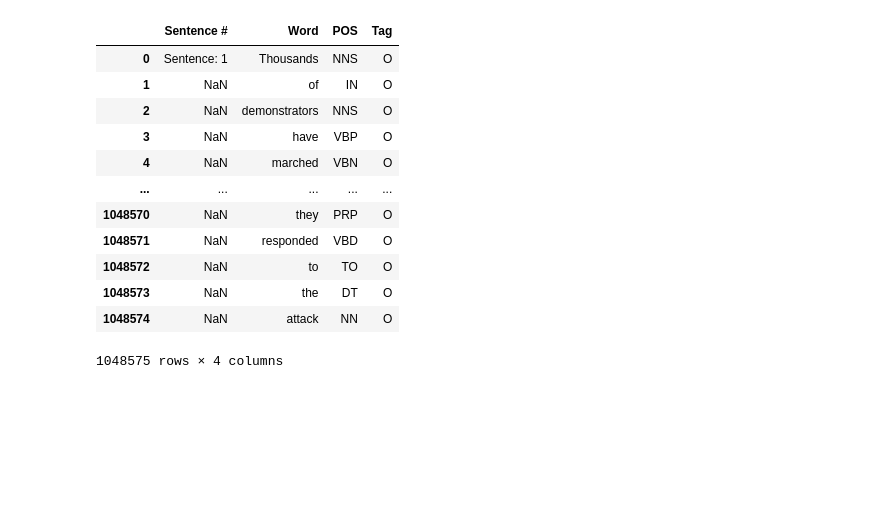
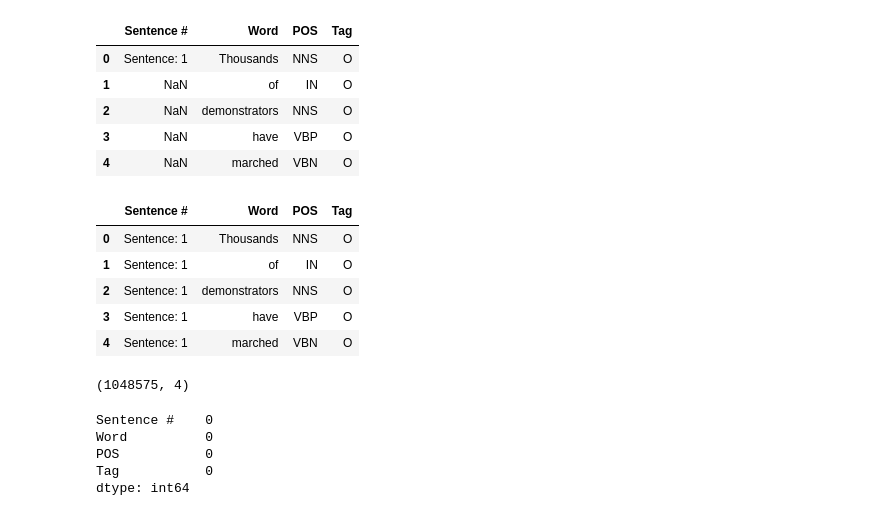
Before and after one commit to master-abhinav/NER_Project, a Jupyter notebook: NER_CS.ipynb, the cells around one changed output. Drawn from its saved outputs; the diff is of its cells as text; code cells hidden in the pictures; blank space fills up the shorter version.

Commit message:
add file data

```diff
--- a/NER_CS.ipynb
+++ b/NER_CS.ipynb
@@ -40,20 +9,51 @@ df
-# %%
-import pandas as pd
-
-# Specify the encoding when reading the CSV file
-df = pd.read_csv('D:/NER_Project/ner_dataset.csv', encoding='iso-8859-1')
-df
-# %% [output]
-|  | Sentence # | Word | POS | Tag |
-| 0 | Sentence: 1 | Thousands | NNS | O |
-| 1 | NaN | of | IN | O |
-| 2 | NaN | demonstrators | NNS | O |
-| 3 | NaN | have | VBP | O |
-| 4 | NaN | marched | VBN | O |
-| ... | ... | ... | ... | ... |
-| 1048570 | NaN | they | PRP | O |
-| 1048571 | NaN | responded | VBD | O |
-| 1048572 | NaN | to | TO | O |
-| 1048573 | NaN | the | DT | O |
-| 1048574 | NaN | attack | NN | O |
-1048575 rows × 4 columns
+# %%
+# =============================================================================
+# Import Libraries
+# =============================================================================
+import pandas as pd                              # For data loading and manipulation
+from sklearn.model_selection import train_test_split  # To split the data into train/val/test sets
+from collections import defaultdict, Counter     # For building a frequency-based baseline
+
+import tensorflow as tf                          # TensorFlow and Keras for model building
+from tensorflow.keras.preprocessing.sequence import pad_sequences  # For padding sequences
+from tensorflow.keras.layers import Input, Embedding, Bidirectional, LSTM, Dense
+from tensorflow.keras.models import Model
+import tensorflow_addons as tfa                   # For CRF layer implementation
+
+from seqeval.metrics import classification_report  # For evaluation (entity-level)
+
+# =============================================================================
+# 1. Data Preprocessing
+# =============================================================================
+
+# Read the dataset
+df = pd.read_csv("ner_dataset.csv", encoding="windows-1250")     # Charset codecs Windows-1252 is a legacy single-byte
+df.head()                                                        # ..character encoding that is used by default in MS-Windows
+# %% [output]
+|  | Sentence # | Word | POS | Tag |
+| 0 | Sentence: 1 | Thousands | NNS | O |
+| 1 | NaN | of | IN | O |
+| 2 | NaN | demonstrators | NNS | O |
+| 3 | NaN | have | VBP | O |
+| 4 | NaN | marched | VBN | O |
+# %%
+# Fill missing sentence numbers (if needed)
+df['Sentence #'] = df['Sentence #'].fillna(method='ffill')
+df.head()
+# %% [output]
+|  | Sentence # | Word | POS | Tag |
+| 0 | Sentence: 1 | Thousands | NNS | O |
+| 1 | Sentence: 1 | of | IN | O |
+| 2 | Sentence: 1 | demonstrators | NNS | O |
+| 3 | Sentence: 1 | have | VBP | O |
+| 4 | Sentence: 1 | marched | VBN | O |
+# %%
+print(df.shape)
+df.isnull().sum()
+# %% [output]
+(1048575, 4)
+Sentence #    0
+Word          0
+POS           0
+Tag           0
+dtype: int64
```
Also changed, not shown: parts of 25 cells of this notebook.
